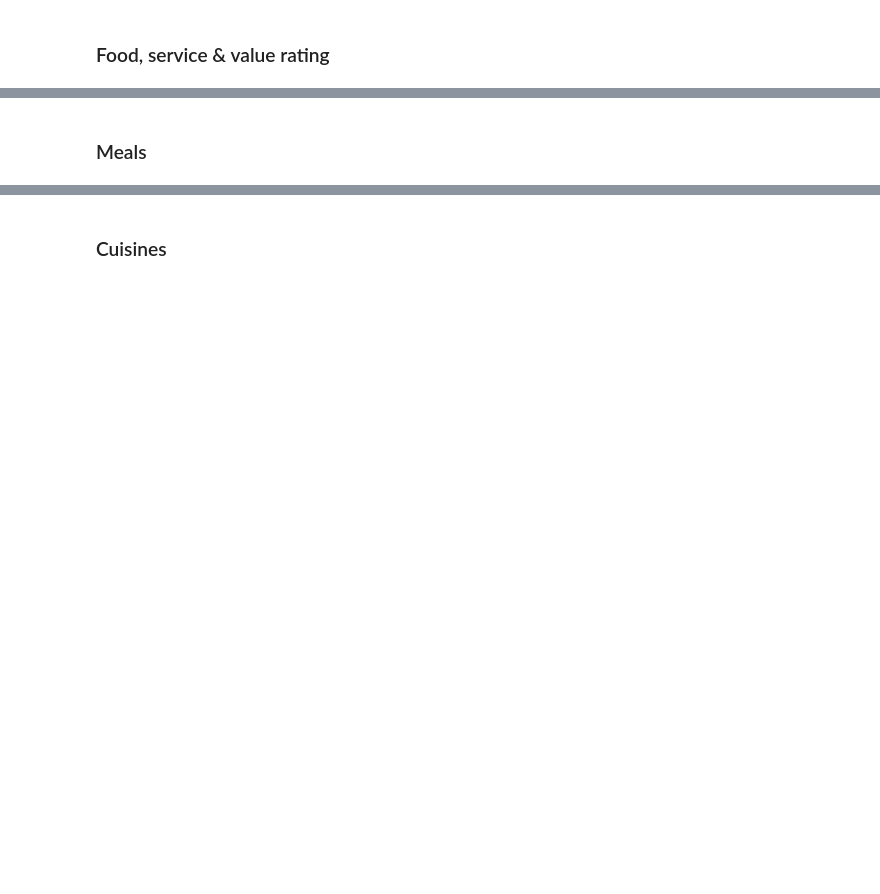
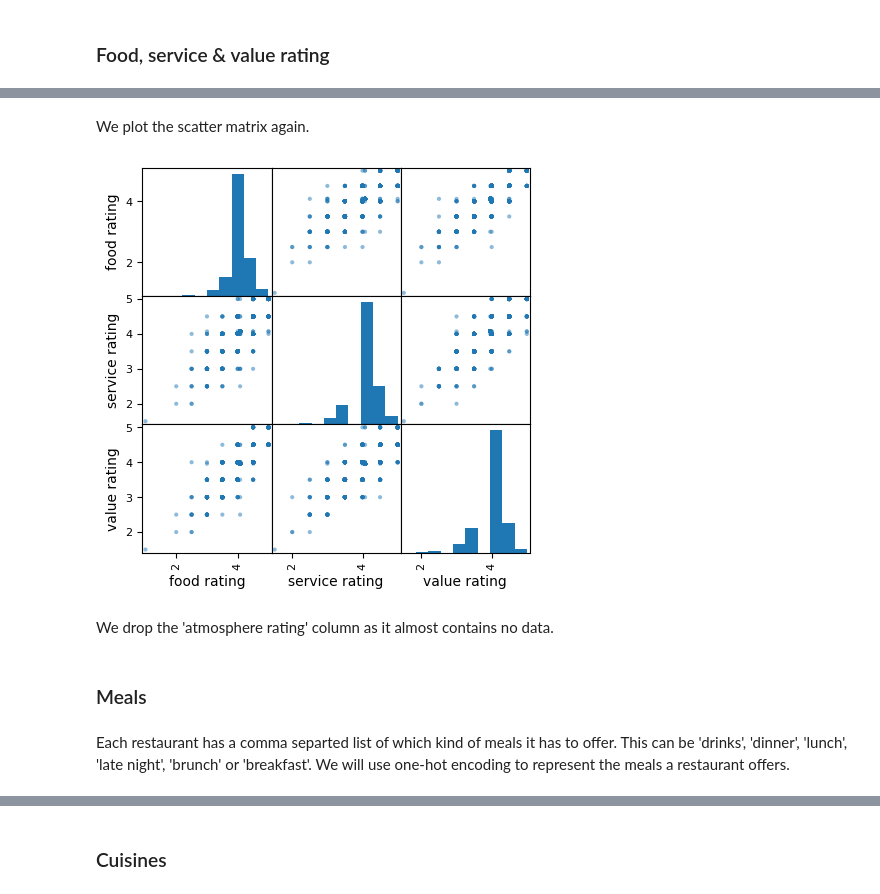
Before and after one commit to brabreda/Machine-learning, a Jupyter notebook: Sprint 1.ipynb, the cells around one changed output, grey strips where cells are left out. Drawn from its saved outputs; the diff is of its cells as text; code cells hidden in the pictures; blank space fills up the shorter version.

```diff
--- a/Sprint 1.ipynb
+++ b/Sprint 1.ipynb
@@ -117,7 +149,11 @@ df["food rating"] = df["food rating"].replace(-1,mean)
 
 mean = df["value rating"].loc[df["value rating"] != -1].mean()
 df["value rating"] = df["value rating"].replace(-1,mean)
-
-df = df.drop(columns=["atmosphere rating"])
-
-pd.plotting.scatter_matrix(df[["food rating","service rating","value rating"]], figsize = (8,8))
+# %% [markdown]
+We plot the scatter matrix again.
+# %%
+pd.plotting.scatter_matrix(df[["food rating","service rating","value rating"]], figsize = (5,5));
+# %% [output]
+[figure, added]
+# %% [markdown]
+We drop the 'atmosphere rating' column as it almost contains no data.
@@ -124,5 +163,7 @@ pd.plotting.scatter_matrix(df[["food rating","service rating","value rating"]],
 # %% [markdown]
 ### Meals
+# %% [markdown]
+Each restaurant has a comma separted list of which kind of meals it has to offer. This can be 'drinks', 'dinner', 'lunch', 'late night', 'brunch' or 'breakfast'. We will use one-hot encoding to represent the meals a restaurant offers.
 # %%
 # Getting all different types off meals
 types = []
```
Also changed, not shown: parts of 75 cells of this notebook.
